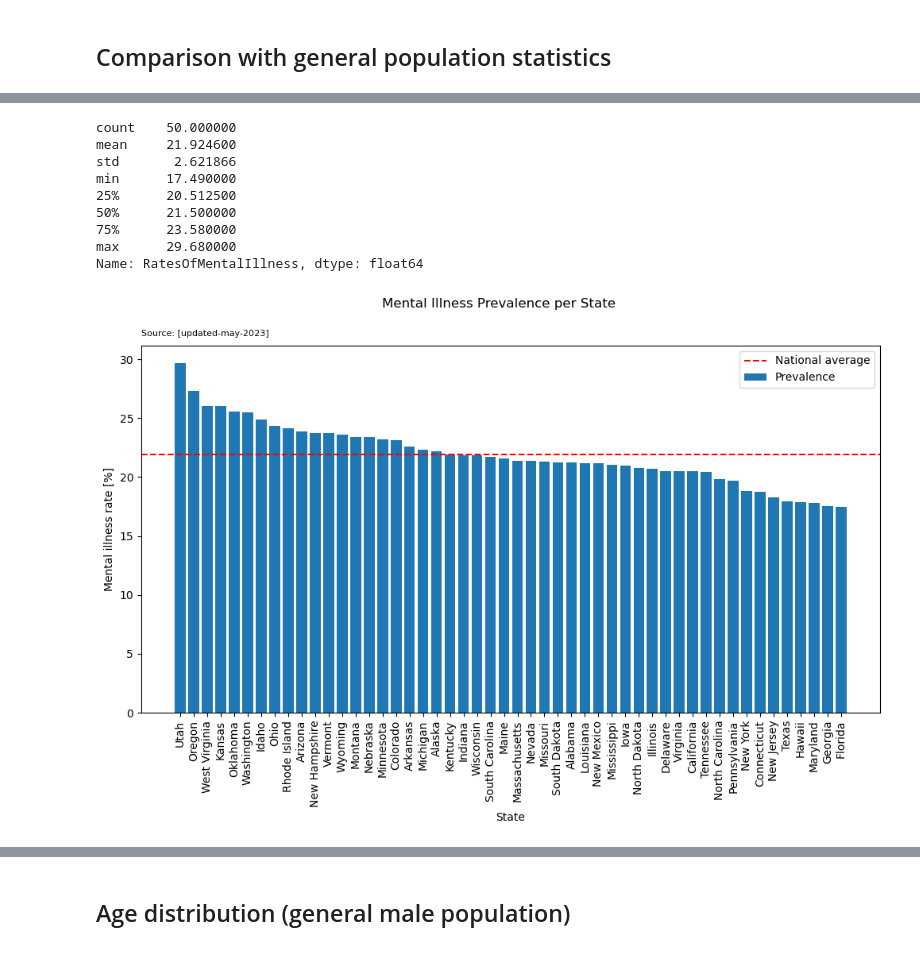
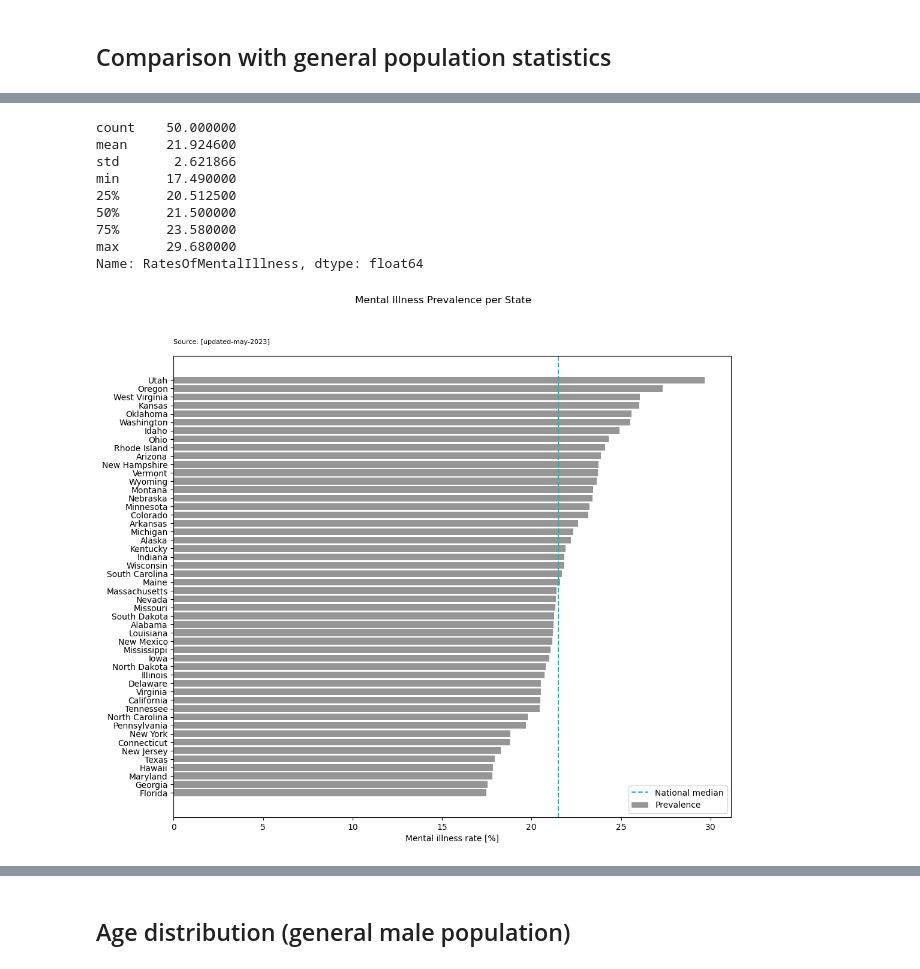
Before and after one commit to benoitchamot/Shootings, a Jupyter notebook: Datasets/EDA.ipynb, the cells around one changed output, grey strips where cells are left out. Cells and saved outputs as stored; diff of their text form; code cells hidden in the pictures.

Commit message:
Improve data analytics and visualisation in EDA

```diff
--- a/Datasets/EDA.ipynb
+++ b/Datasets/EDA.ipynb
@@ -19,6 +23,11 @@ import warnings
 warnings.simplefilter(action='ignore')
 # %% [markdown]
 ## Functions
+# %%
+# Define plot parameters
+main_color = '#969696'
+highlight_color = '#04bfb3'
+default_figsize = (10,6)
 # %%
 def corr_heatmap(corr_matrix, title='Correlation Matrix'):
     # Display correlation matrix
@@ -140,37 +252,37 @@ shooters_df['Gender'].value_counts()[0]/len(shooters_df['Gender'])
 # %%
 csv = Path('../Datasets/raw_data/mental-health-statistics-by-state-[updated-may-2023].csv')
 cases_df = pd.read_csv(csv)
 
 cases_df.describe()
 
 cases_df['state'].nunique()
 
 print(f"{cases_df['RatesOfMentalIllness'].describe()}")
 
-fig, ax = plt.subplots(figsize=(12,6))
+fig, ax = plt.subplots(figsize=(12,10))
 
-ax.bar(cases_df['state'], cases_df['RatesOfMentalIllness'], label='Prevalence')
-ax.axhline(cases_df['RatesOfMentalIllness'].mean(), ls='--', c='r', label='National average')
+# Mirror DataFrame
+cases_df = cases_df[::-1]
 
-ax.set_xticklabels(cases_df['state'], rotation=90)
-ax.set_xlabel('State')
+ax.barh(cases_df['state'], cases_df['RatesOfMentalIllness'], label='Prevalence', color=main_color)
+ax.axvline(cases_df['RatesOfMentalIllness'].median(), ls='--', c=highlight_color, label='National median')
 
-ax.set_ylabel('Mental illness rate [%]')
+ax.set_xlabel('Mental illness rate [%]')
 
 fig.suptitle('Mental Illness Prevalence per State')
 fig.text(x=0.125, y=0.9, s='Source: [updated-may-2023]', fontsize=8)
 
 ax.legend()
 
 plt.show()
 # %% [output]
 count    50.000000
 mean     21.924600
 std       2.621866
 min      17.490000
 25%      20.512500
 50%      21.500000
 75%      23.580000
 max      29.680000
 Name: RatesOfMentalIllness, dtype: float64
-[figure, old version]
+[figure, new version]
```
Also changed, not shown: parts of 35 cells of this notebook, 2 other files.
